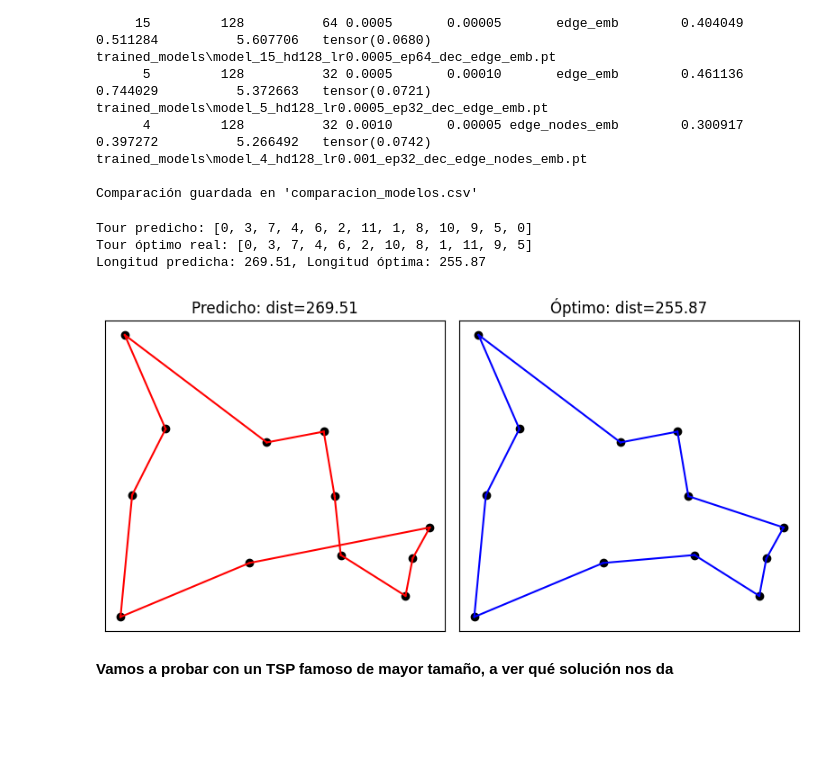
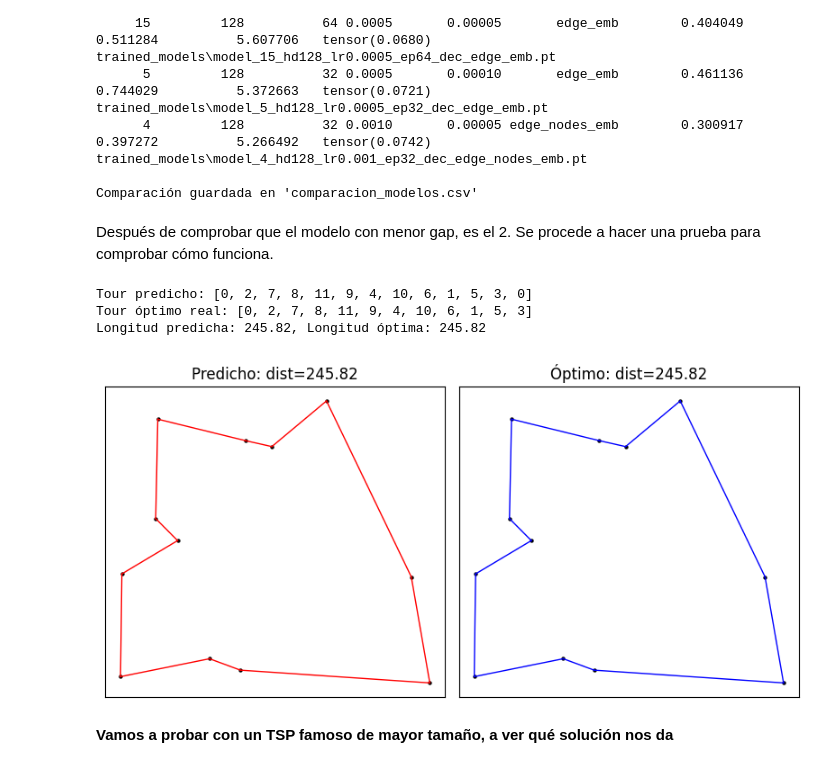
Before and after one commit to PabloMendieta03/TSP_Classical_Solutions, a Jupyter notebook: GNNs.ipynb, the cells around one changed output. Drawn from its saved outputs; the diff is of its cells as text; code cells hidden in the pictures; blank space fills up the shorter version.

```diff
--- a/GNNs.ipynb
+++ b/GNNs.ipynb
@@ -51,7 +52,7 @@ from torch import Tensor
 La base de datos ha sido generada en el archivo *creacion_dataset.py*. Consta de 1000 problemas TSP, de 5, 10, 12 y 15 nodos. Estos problemas son creados con la siguente estructura (explicada en el archivo *crecion_dataset.py*) para su posterior implementación en la GNN.
 # %%
 # descarga de la Base de Datos
-data_list = torch.load("tsps1000.pt", weights_only=False)
+data_list = torch.load("TSP_data\tsps1000.pt", weights_only=False)
 # %%
 # Estructura de un TSP de la base de datos:
 
@@ -865,15 +868,18 @@ print("\nComparación guardada en 'comparacion_modelos.csv'")
       4         128          32 0.0010       0.00005 edge_nodes_emb        0.300917       0.397272          5.266492   tensor(0.0742)   trained_models\model_4_hd128_lr0.001_ep32_dec_edge_nodes_emb.pt
 
 Comparación guardada en 'comparacion_modelos.csv'
+# %% [markdown]
+Después de comprobar que el modelo con menor gap, es el 2. Se procede a hacer una prueba para comprobar cómo funciona.
 # %%
-import matplotlib.pyplot as plt
-import torch
-import numpy as np
-import networkx as nx
-from torch_geometric.data import Data
+seed = 1002 # 1002
+random.seed(seed)
+np.random.seed(seed)
+torch.manual_seed(seed)
+if torch.cuda.is_available():
+    torch.cuda.manual_seed_all(seed)
 
 # --- Prepara datos y modelo (ejemplo similar al anterior) ---
-num_nodes = 12
+num_nodes = 12 # 6, 12
 node_coords, distance_matrices, solution_paths, solution_adjacencies, distances = \
     DatasetCreation.create_dataset(num_nodes=num_nodes, num_datasets=1)
 coords = torch.tensor(node_coords[0], dtype=torch.float)
@@ -915,62 +921,49 @@ probs = torch.sigmoid(logits).view(-1).cpu().numpy()
 
 # Creación del Camino Predicho
 tour = SolutionAnalysys.tour_from_probs(probs, num_nodes)
-# # Selección greedy top-N (ejemplo anterior)
-# pairs = sorted(zip(edges, probs), key=lambda x: -x[1])
-# top_edges = [edge for edge, _ in pairs[:num_nodes]]
-# tour = [0]
-# visited = {0}
-# while len(tour) < num_nodes:
-#     cur = tour[-1]
-#     for i, j in top_edges:
-#         if i == cur and j not in visited:
-#             tour.append(j)
-#             visited.add(j)
-#             break
-#     else:
-#         rem = set(range(num_nodes)) - visited
-#         nxt = rem.pop()
-#         tour.append(nxt)
-#         visited.add(nxt)
-# tour.append(tour[0])
+
+# Revisión del tour
+uncorner = Opt(node_coords[0].tolist())
+tour = uncorner.uncross(tour)
+
+
 
 pred_distance = sum(dist_mat[tour[k], tour[k+1]] for k in range(num_nodes))
-
 print("\nTour predicho:", tour)
 print("Tour óptimo real:", true_path)
 print(f"Longitud predicha: {pred_distance:.2f}, Longitud óptima: {true_distance:.2f}")
 # %% [output]
-Tour predicho: [0, 3, 7, 4, 6, 2, 11, 1, 8, 10, 9, 5, 0]
-Tour óptimo real: [0, 3, 7, 4, 6, 2, 10, 8, 1, 11, 9, 5]
-Longitud predicha: 269.51, Longitud óptima: 255.87
+Tour predicho: [0, 2, 7, 8, 11, 9, 4, 10, 6, 1, 5, 3, 0]
+Tour óptimo real: [0, 2, 7, 8, 11, 9, 4, 10, 6, 1, 5, 3]
+Longitud predicha: 245.82, Longitud óptima: 245.82
 # %%
 # --- Dibujo en subplots ---
 fig, axes = plt.subplots(1, 2, figsize=(8, 4))
 
 # Left: predicho
 ax = axes[0]
-ax.scatter(coords[:,0], coords[:,1], color='k')
+ax.scatter(coords[:,0], coords[:,1], color='k', s=10, marker='o', linewidths=0)
 for k in range(len(tour)-1):
     i, j = tour[k], tour[k+1]
-    ax.plot([coords[i,0], coords[j,0]], [coords[i,1], coords[j,1]], color='r')
+    ax.plot([coords[i,0], coords[j,0]], [coords[i,1], coords[j,1]], color='r', linewidth=1)
 ax.set_title(f"Predicho: dist={pred_distance:.2f}")
 ax.set_xticks([]); ax.set_yticks([])
 
 # derecha: real
 ax = axes[1]
-ax.scatter(coords[:,0], coords[:,1], color='k')
+ax.scatter(coords[:,0], coords[:,1], color='k', s=10, marker='o', linewidths=0)
 # true_path es lista nodos, cerrar ciclo
 tp = true_path + [true_path[0]]
 for k in range(len(tp)-1):
     i, j = tp[k], tp[k+1]
-    ax.plot([coords[i,0], coords[j,0]], [coords[i,1], coords[j,1]], color='b')
+    ax.plot([coords[i,0], coords[j,0]], [coords[i,1], coords[j,1]], color='b', linewidth=1)
 ax.set_title(f"Óptimo: dist={true_distance:.2f}")
 ax.set_xticks([]); ax.set_yticks([])
 
 plt.tight_layout()
 plt.show()
 # %% [output]
-[figure, old version]
+[figure, new version]
 # %% [markdown]
 **Vamos a probar con un TSP famoso de mayor tamaño, a ver qué solución nos da**
 # %%
```
Also changed, not shown: parts of 9 cells of this notebook, 5 other files.
